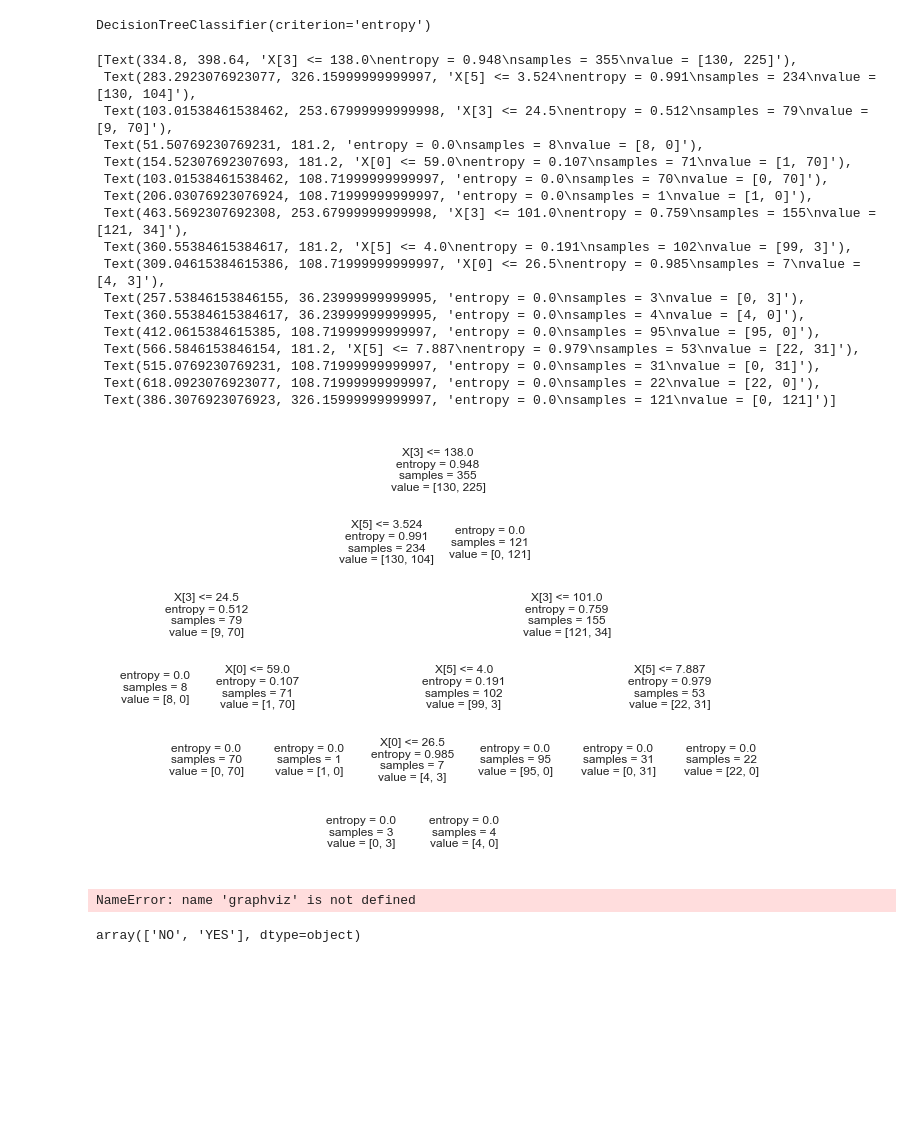
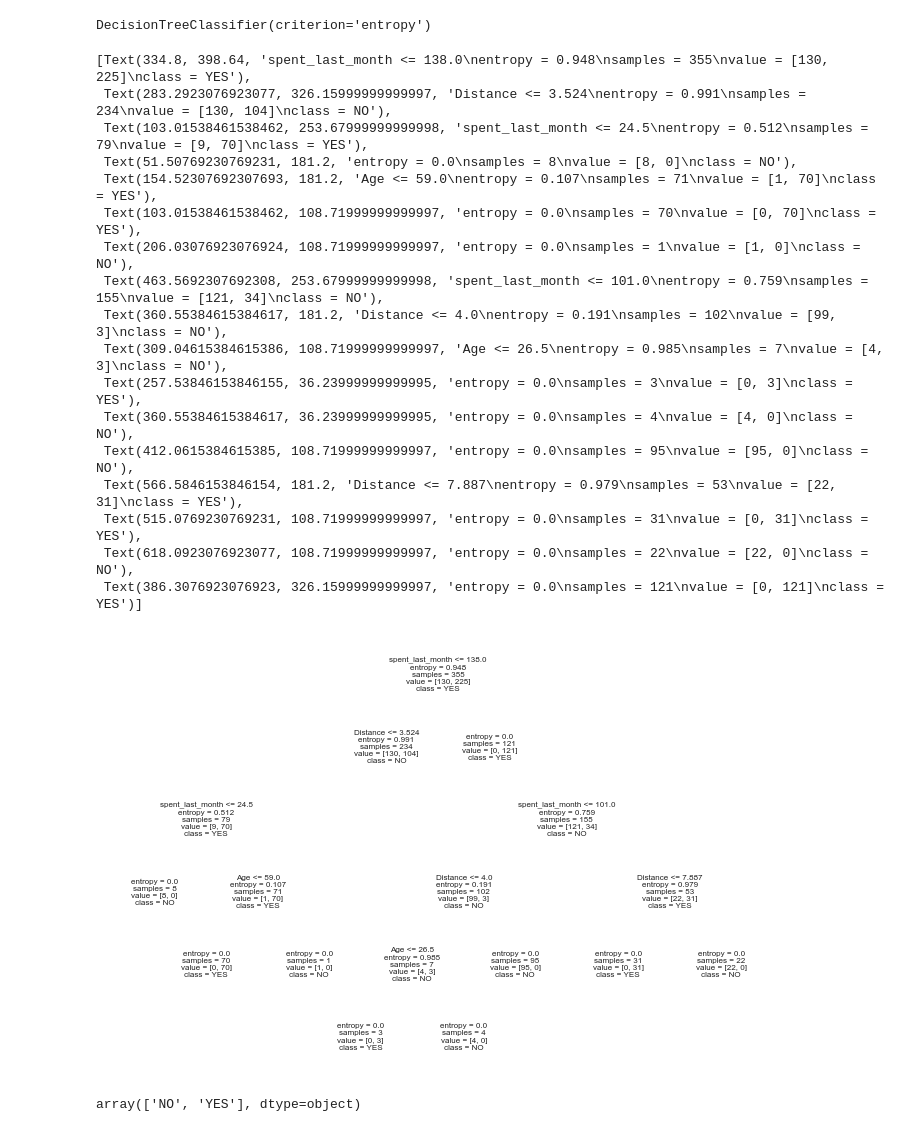
Before and after one commit to dineshh912/datascience_casestudy_springboard, a Jupyter notebook: Decision-Tree-casestudy/DecisionTree-SpecialtyCoffee-CaseStudy-Tier3.ipynb, the cells around one changed output. Cells and saved outputs as stored; diff of their text form; code cells hidden in the pictures; blank space fills up the shorter version.

Commit message:
decision-tree-casestudy-added

```diff
--- a/Decision-Tree-casestudy/DecisionTree-SpecialtyCoffee-CaseStudy-Tier3.ipynb
+++ b/Decision-Tree-casestudy/DecisionTree-SpecialtyCoffee-CaseStudy-Tier3.ipynb
@@ -370,23 +370,23 @@ entr_model
 DecisionTreeClassifier(criterion='entropy')
 # %%
 # Now we want to visualize the tree
-tree.plot_tree(entr_model)
+tree.plot_tree(entr_model, class_names = ["NO", "YES"],  feature_names=X_train.columns)
 # %% [output]
-[Text(334.8, 398.64, 'X[3] <= 138.0\nentropy = 0.948\nsamples = 355\nvalue = [130, 225]'),
- Text(283.2923076923077, 326.15999999999997, 'X[5] <= 3.524\nentropy = 0.991\nsamples = 234\nvalue = [130, 104]'),
- Text(103.01538461538462, 253.67999999999998, 'X[3] <= 24.5\nentropy = 0.512\nsamples = 79\nvalue = [9, 70]'),
- Text(51.50769230769231, 181.2, 'entropy = 0.0\nsamples = 8\nvalue = [8, 0]'),
- Text(154.52307692307693, 181.2, 'X[0] <= 59.0\nentropy = 0.107\nsamples = 71\nvalue = [1, 70]'),
- Text(103.01538461538462, 108.71999999999997, 'entropy = 0.0\nsamples = 70\nvalue = [0, 70]'),
- Text(206.03076923076924, 108.71999999999997, 'entropy = 0.0\nsamples = 1\nvalue = [1, 0]'),
- Text(463.5692307692308, 253.67999999999998, 'X[3] <= 101.0\nentropy = 0.759\nsamples = 155\nvalue = [121, 34]'),
- Text(360.55384615384617, 181.2, 'X[5] <= 4.0\nentropy = 0.191\nsamples = 102\nvalue = [99, 3]'),
- Text(309.04615384615386, 108.71999999999997, 'X[0] <= 26.5\nentropy = 0.985\nsamples = 7\nvalue = [4, 3]'),
- Text(257.53846153846155, 36.23999999999995, 'entropy = 0.0\nsamples = 3\nvalue = [0, 3]'),
- Text(360.55384615384617, 36.23999999999995, 'entropy = 0.0\nsamples = 4\nvalue = [4, 0]'),
- Text(412.0615384615385, 108.71999999999997, 'entropy = 0.0\nsamples = 95\nvalue = [95, 0]'),
- Text(566.5846153846154, 181.2, 'X[5] <= 7.887\nentropy = 0.979\nsamples = 53\nvalue = [22, 31]'),
- Text(515.0769230769231, 108.71999999999997, 'entropy = 0.0\nsamples = 31\nvalue = [0, 31]'),
- Text(618.0923076923077, 108.71999999999997, 'entropy = 0.0\nsamples = 22\nvalue = [22, 0]'),
- Text(386.3076923076923, 326.15999999999997, 'entropy = 0.0\nsamples = 121\nvalue = [0, 121]')]
+[Text(334.8, 398.64, 'spent_last_month <= 138.0\nentropy = 0.948\nsamples = 355\nvalue = [130, 225]\nclass = YES'),
+ Text(283.2923076923077, 326.15999999999997, 'Distance <= 3.524\nentropy = 0.991\nsamples = 234\nvalue = [130, 104]\nclass = NO'),
+ Text(103.01538461538462, 253.67999999999998, 'spent_last_month <= 24.5\nentropy = 0.512\nsamples = 79\nvalue = [9, 70]\nclass = YES'),
+ Text(51.50769230769231, 181.2, 'entropy = 0.0\nsamples = 8\nvalue = [8, 0]\nclass = NO'),
+ Text(154.52307692307693, 181.2, 'Age <= 59.0\nentropy = 0.107\nsamples = 71\nvalue = [1, 70]\nclass = YES'),
+ Text(103.01538461538462, 108.71999999999997, 'entropy = 0.0\nsamples = 70\nvalue = [0, 70]\nclass = YES'),
+ Text(206.03076923076924, 108.71999999999997, 'entropy = 0.0\nsamples = 1\nvalue = [1, 0]\nclass = NO'),
+ Text(463.5692307692308, 253.67999999999998, 'spent_last_month <= 101.0\nentropy = 0.759\nsamples = 155\nvalue = [121, 34]\nclass = NO'),
+ Text(360.55384615384617, 181.2, 'Distance <= 4.0\nentropy = 0.191\nsamples = 102\nvalue = [99, 3]\nclass = NO'),
+ Text(309.04615384615386, 108.71999999999997, 'Age <= 26.5\nentropy = 0.985\nsamples = 7\nvalue = [4, 3]\nclass = NO'),
+ Text(257.53846153846155, 36.23999999999995, 'entropy = 0.0\nsamples = 3\nvalue = [0, 3]\nclass = YES'),
+ Text(360.55384615384617, 36.23999999999995, 'entropy = 0.0\nsamples = 4\nvalue = [4, 0]\nclass = NO'),
+ Text(412.0615384615385, 108.71999999999997, 'entropy = 0.0\nsamples = 95\nvalue = [95, 0]\nclass = NO'),
+ Text(566.5846153846154, 181.2, 'Distance <= 7.887\nentropy = 0.979\nsamples = 53\nvalue = [22, 31]\nclass = YES'),
+ Text(515.0769230769231, 108.71999999999997, 'entropy = 0.0\nsamples = 31\nvalue = [0, 31]\nclass = YES'),
+ Text(618.0923076923077, 108.71999999999997, 'entropy = 0.0\nsamples = 22\nvalue = [22, 0]\nclass = NO'),
+ Text(386.3076923076923, 326.15999999999997, 'entropy = 0.0\nsamples = 121\nvalue = [0, 121]\nclass = YES')]
-[figure, old version]
+[figure, new version]
@@ -396,11 +393,11 @@ os.environ["PATH"] += os.pathsep + 'C:/Program Files/Graphviz 2.44.1/bin/'
 # %%
+dot_data = StringIO()
 # We can do so with export_graphviz
-dot_data = tree.export_graphviz(entr_model, out_file=None, feature_names=X_train.columns,class_names = ["NO", "YES"])
+tree.export_graphviz(entr_model, out_file=dot_data, feature_names=X_train.columns,class_names = ["NO", "YES"])
 
-graph = graphviz.Source(dot_data)
-graph.render("CoffeeData")
+# Alternatively for class_names use entr_model.classes_
+graph = pydotplus.graph_from_dot_data(dot_data.getvalue())
+Image(graph.create_png())
-# %% [output]
-NameError: name 'graphviz' is not defined
 # %%
 # Alternatively for class_names use entr_model.classes_
 entr_model.classes_
```
Also changed, not shown: parts of 21 cells of this notebook.
